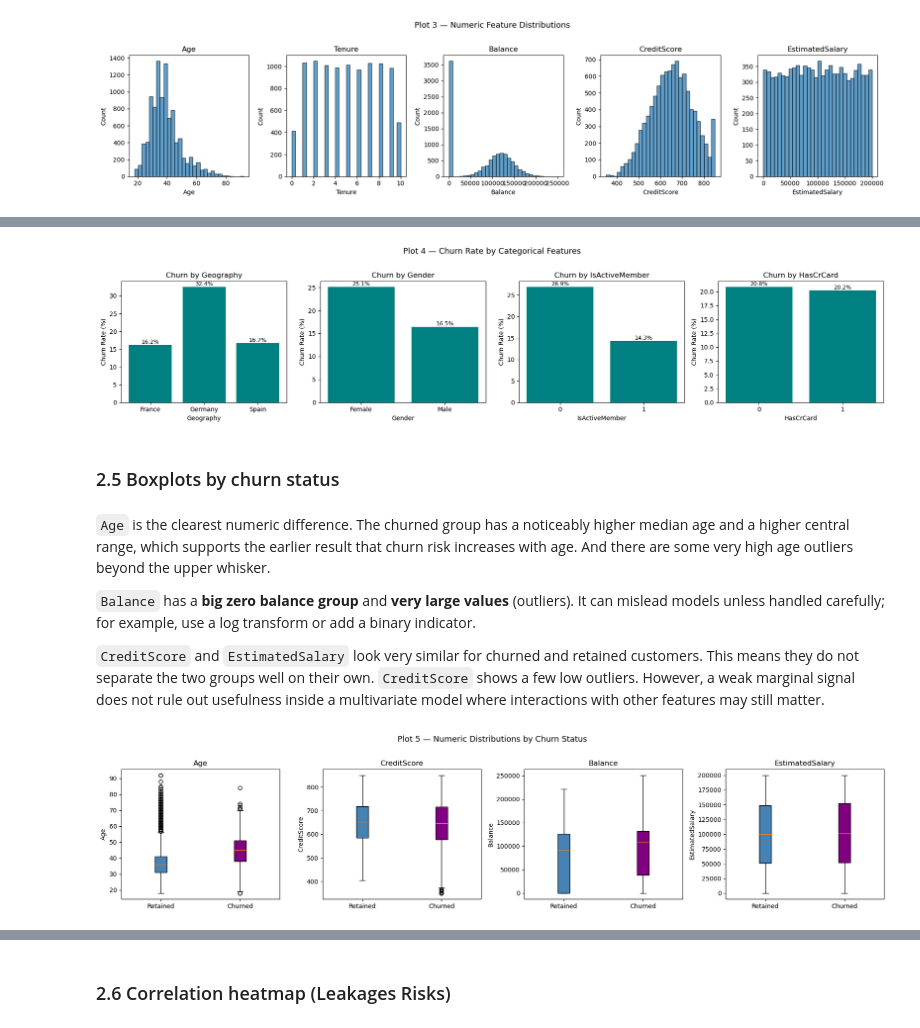
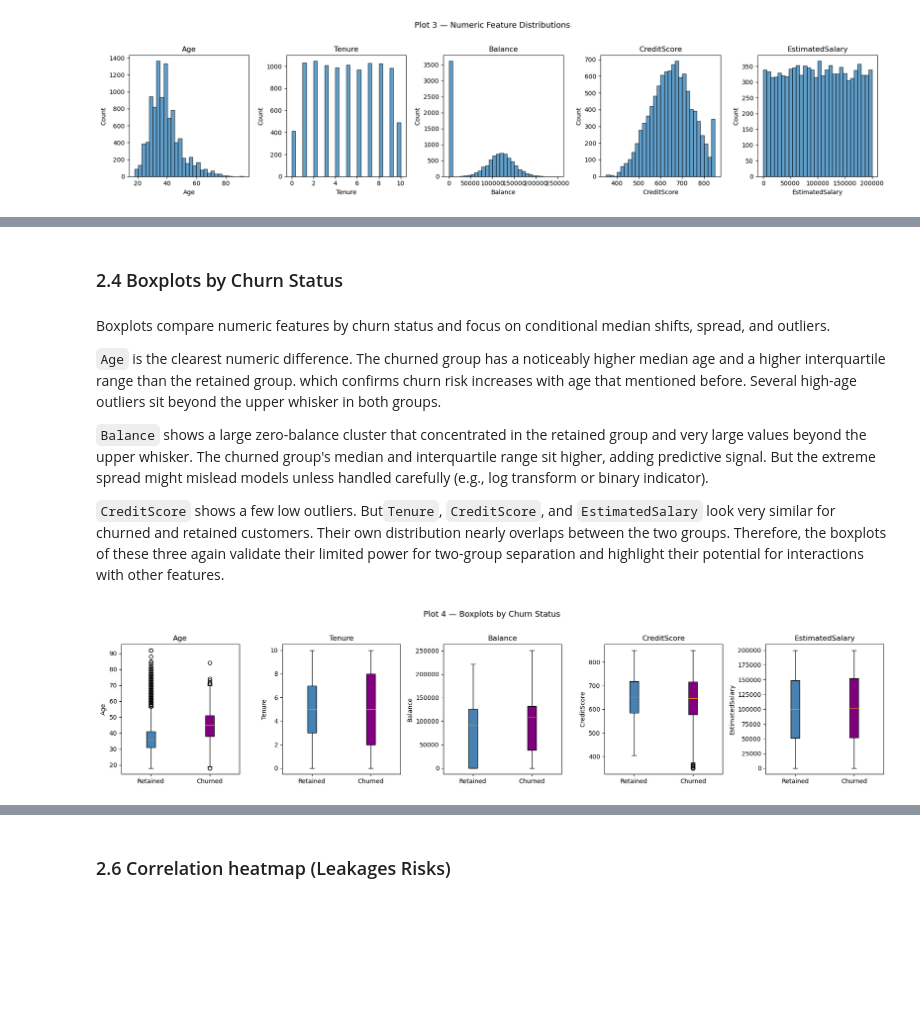
Before and after one commit to xiaoruitang8-prog/draft1-, a Jupyter notebook: Predictive Analytics Notebook.ipynb, the cells around one changed output, grey strips where cells are left out. Saved outputs shown, nothing was run; the diff lists cells and outputs as text; code cells hidden in the pictures; blank space fills up the shorter version.

```diff
--- a/Predictive Analytics Notebook.ipynb
+++ b/Predictive Analytics Notebook.ipynb
@@ -317,55 +286,17 @@ This suggests `HasCrCard` alone adds little signal, although it can still help s
-# %%
-cat_cols = ["Geography", "Gender", "IsActiveMember", "HasCrCard"]
-
-fig, axes = plt.subplots(1, len(cat_cols), figsize=(18, 4))
-
-# Loop through each subplot axis and its corresponding categorical column
-for ax, col in zip(axes, cat_cols):
-
-    # Group by the category and compute the mean of TARGET (Exited)
-    # Since Exited is 0 or 1, the mean is the churn rate
-    rates = df.groupby(col)[TARGET].mean() * 100
-
-    # Draw a bar chart of churn rate for each category level
-    bars = ax.bar(rates.index.astype(str), rates.values, color="teal")
-
-    # Add a percentage label above each bar
-    for bar in bars:
-        ax.text(
-            bar.get_x() + bar.get_width() / 2,
-            bar.get_height(),
-            f"{bar.get_height():.1f}%",
-            ha="center", va="bottom",
-            fontsize=9
-        )
-
-    # Label axes and add a subplot title
-    ax.set_xlabel(col)
-    ax.set_ylabel("Churn Rate (%)")
-    ax.set_title(f"Churn by {col}")
-
-fig.suptitle("Plot 4 — Churn Rate by Categorical Features", y=1.02, fontsize=13)
-
-fig.tight_layout()
-
-# Save the figure locally
-fig.savefig("outputs/eda_04_churn_by_category.png", dpi=150)
-
-plt.show()
-# %% [output]
-[figure]
 # %% [markdown]
-### 2.5 Boxplots by churn status
+### 2.4 Boxplots by Churn Status
 # %% [markdown]
-`Age` is the clearest numeric difference. The churned group has a noticeably higher median age and a higher central range, which supports the earlier result that churn risk increases with age. And there are some very high age outliers beyond the upper whisker.
+Boxplots compare numeric features by churn status and focus on conditional median shifts, spread, and outliers.
 
-`Balance`  has a **big zero balance group** and **very large values** (outliers). It can mislead models unless handled carefully; for example, use a log transform or add a binary indicator.
+`Age` is the clearest numeric difference. The churned group has a noticeably higher median age and a higher interquartile range than the retained group. which confirms churn risk increases with age that mentioned before. Several high-age outliers sit beyond the upper whisker in both groups.
 
-`CreditScore` and `EstimatedSalary` look very similar for churned and retained customers. This means they do not separate the two groups well on their own. `CreditScore` shows a few low outliers. However, a weak marginal signal does not rule out usefulness inside a multivariate model where interactions with other features may still matter.
+`Balance` shows a large zero-balance cluster that concentrated in the retained group and very large values beyond the upper whisker. The churned group's median and interquartile range sit higher, adding predictive signal. But the extreme spread might mislead models unless handled carefully (e.g., log transform or binary indicator).
+
+`CreditScore` shows a few low outliers. But`Tenure`, `CreditScore`, and `EstimatedSalary` look very similar for churned and retained customers. Their own distribution nearly overlaps between the two groups. Therefore, the boxplots of these three again validate their limited power for two-group separation and highlight their potential for interactions with other features.
 # %%
 # Choose numeric columns to compare between churned vs retained customers.
 # Boxplots help show differences in median, spread, and potential outliers.
-box_cols = ["Age", "CreditScore", "Balance", "EstimatedSalary"]
+box_cols = ["Age", "Tenure", "Balance","CreditScore", "EstimatedSalary"]
 
 # Create one figure with 1 row of subplots, one subplot per column in box_cols.
 # figsize controls the overall size of the figure (width, height) in inches.
@@ -375,33 +306,33 @@ fig, axes = plt.subplots(1, len(box_cols), figsize=(18, 4))
 for ax, col in zip(axes, box_cols):
     # Split the data into two groups based on the target:
     # Exited = 0 means retained, Exited = 1 means churned.
     data_0 = df.loc[df[TARGET] == 0, col]
     data_1 = df.loc[df[TARGET] == 1, col]
 
     # Draw a boxplot comparing the two groups side by side.
     # tick_labels names the two boxes so the plot is readable.
     bp = ax.boxplot(
         [data_0, data_1],
         tick_labels=["Retained", "Churned"],
         patch_artist=True
     )
 
     bp["boxes"][0].set_facecolor("steelblue")
     bp["boxes"][1].set_facecolor("purple")
 
     # Label the y axis with the feature name, since values differ per subplot.
     ax.set_ylabel(col)
 
     # Title each subplot with the feature name.
     ax.set_title(col)
 
-fig.suptitle("Plot 5 — Numeric Distributions by Churn Status", y=1.02, fontsize=13)
+fig.suptitle("Plot 4 — Boxplots by Churn Status", y=1.02, fontsize=13)
 
 fig.tight_layout()
 
 # Save the figure to the outputs folder.
-fig.savefig("outputs/eda_05_boxplots_by_churn.png", dpi=150)
+fig.savefig("outputs/eda_04_boxplots_by_churn.png", dpi=150)
 
 plt.show()
 # %% [output]
-[figure, old version]
+[figure, new version]
```
Also changed, not shown: parts of 37 cells of this notebook.
